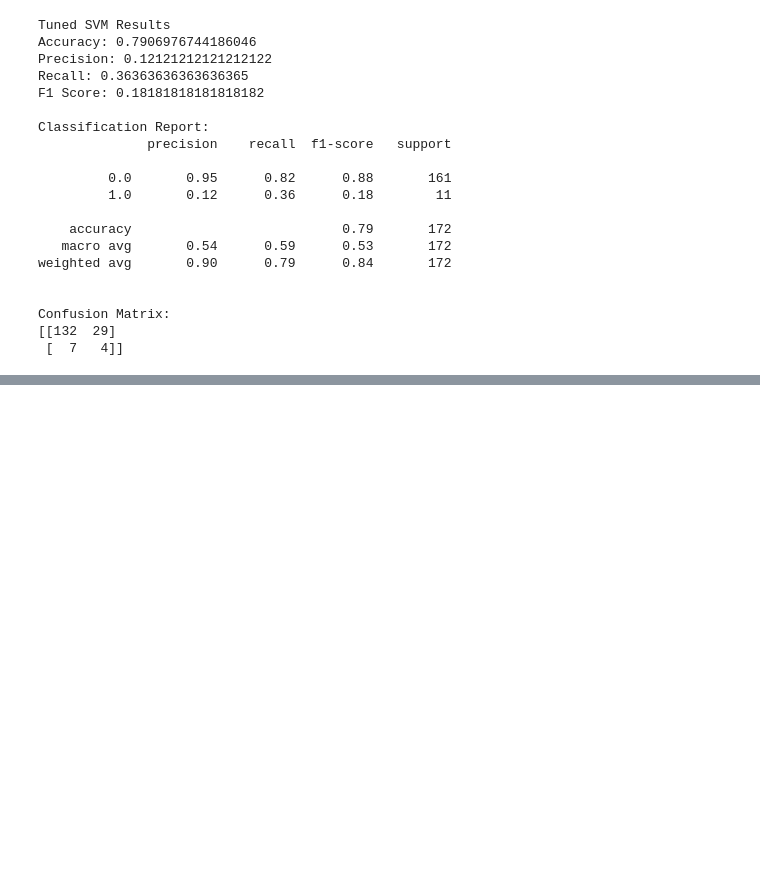
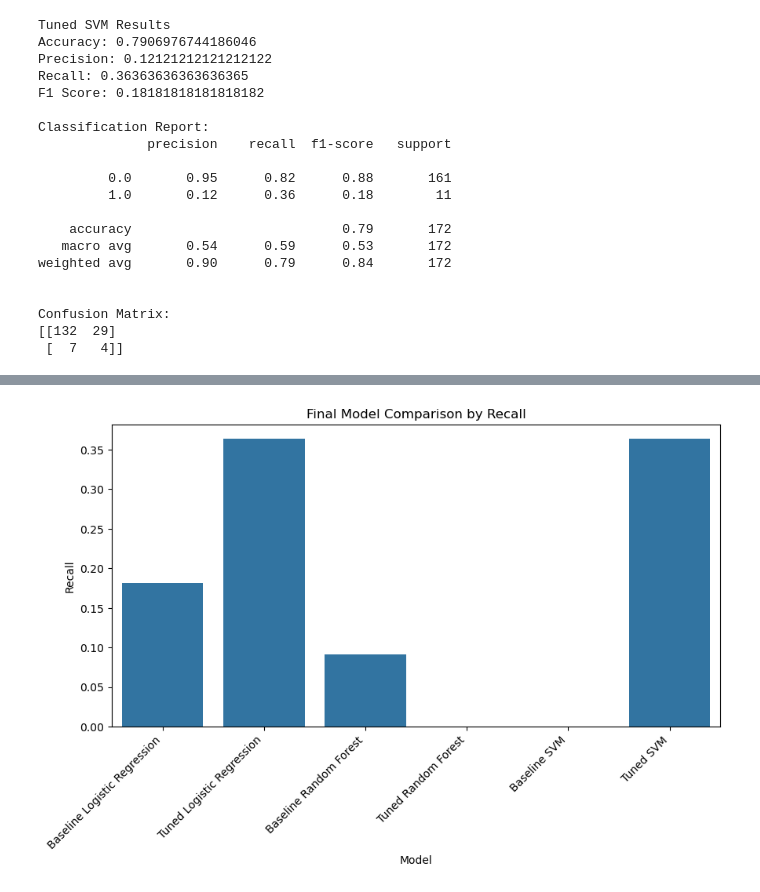
Before and after one commit to kawthar-shameseldeen/Cervical-Cancer, a Jupyter notebook: notebook/cervical_cancer_analysis.ipynb, the cells around one changed output, grey strips where cells are left out. Cells and saved outputs as stored; diff of their text form; code cells hidden in the pictures; blank space fills up the shorter version.

```diff
--- a/notebook/cervical_cancer_analysis.ipynb
+++ b/notebook/cervical_cancer_analysis.ipynb
@@ -760,0 +832,10 @@ Confusion Matrix:
+# %%
+plt.figure(figsize=(10, 5))
+sns.barplot(data=final_results_df, x="Model", y="Recall")
+plt.title("Final Model Comparison by Recall")
+plt.xlabel("Model")
+plt.ylabel("Recall")
+plt.xticks(rotation=45, ha="right")
+plt.show()
+# %% [output]
+[figure, added]
```
Also changed, not shown: parts of 7 cells of this notebook.
